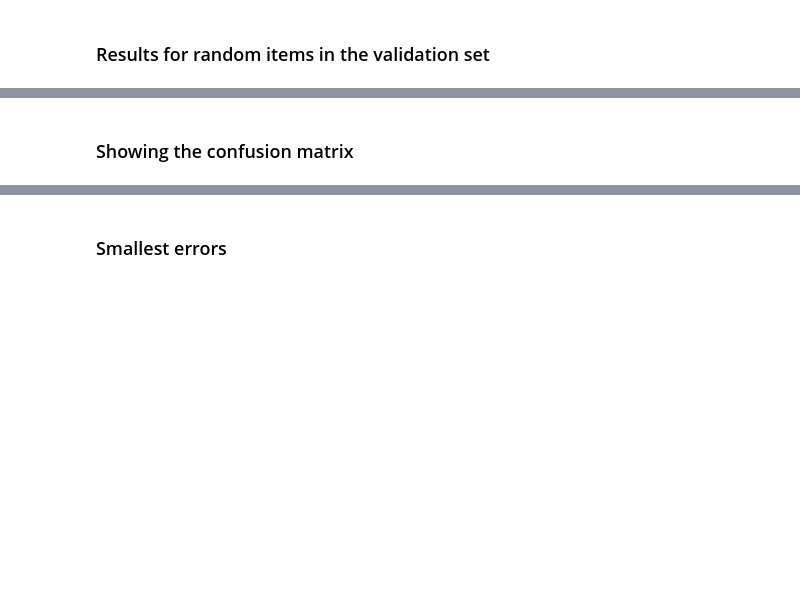
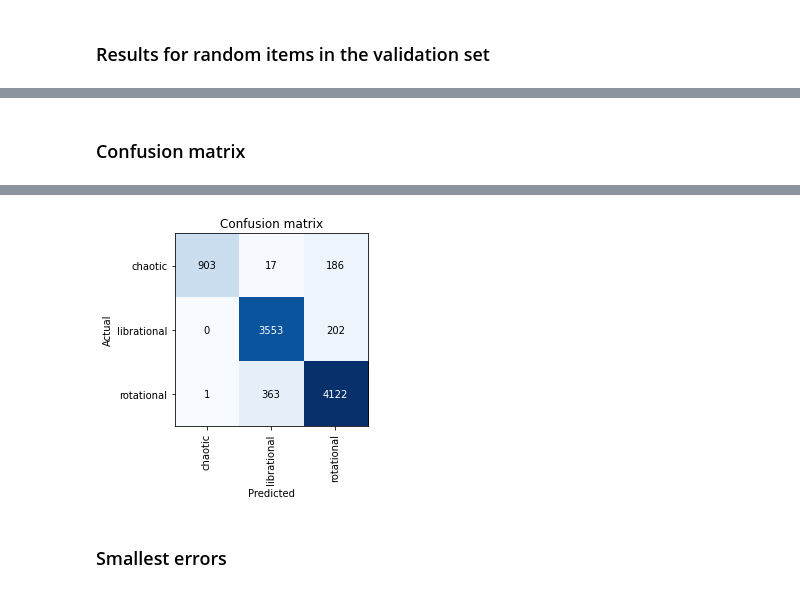
Before and after one commit to vrodriguezf/mlchaos, a Jupyter notebook: nbs/_motion_classification_time_series.ipynb, the cells around one changed output, grey strips where cells are left out. Saved outputs shown, nothing was run; the diff lists cells and outputs as text; code cells hidden in the pictures; blank space fills up the shorter version.

```diff
--- a/nbs/_motion_classification_time_series.ipynb
+++ b/nbs/_motion_classification_time_series.ipynb
@@ -259,5 +255,6 @@ learn.show_results(max_n=9, ylim=ylim)
 # %% [markdown]
-### Showing the confusion matrix
+### Confusion matrix
 # %%
 interp = ClassificationInterpretationAugmented.from_learner(learn)
-interp.plot_confusion_matrix(figsize=(10,8))
+interp.plot_confusion_matrix()
+# %% [output]
@@ -264,3 +262,4 @@ interp.plot_confusion_matrix(figsize=(10,8))
+[figure, added]
 # %% [markdown]
 ### Smallest errors
 # %%
```
Also changed, not shown: parts of 35 cells of this notebook, 10 other files.
